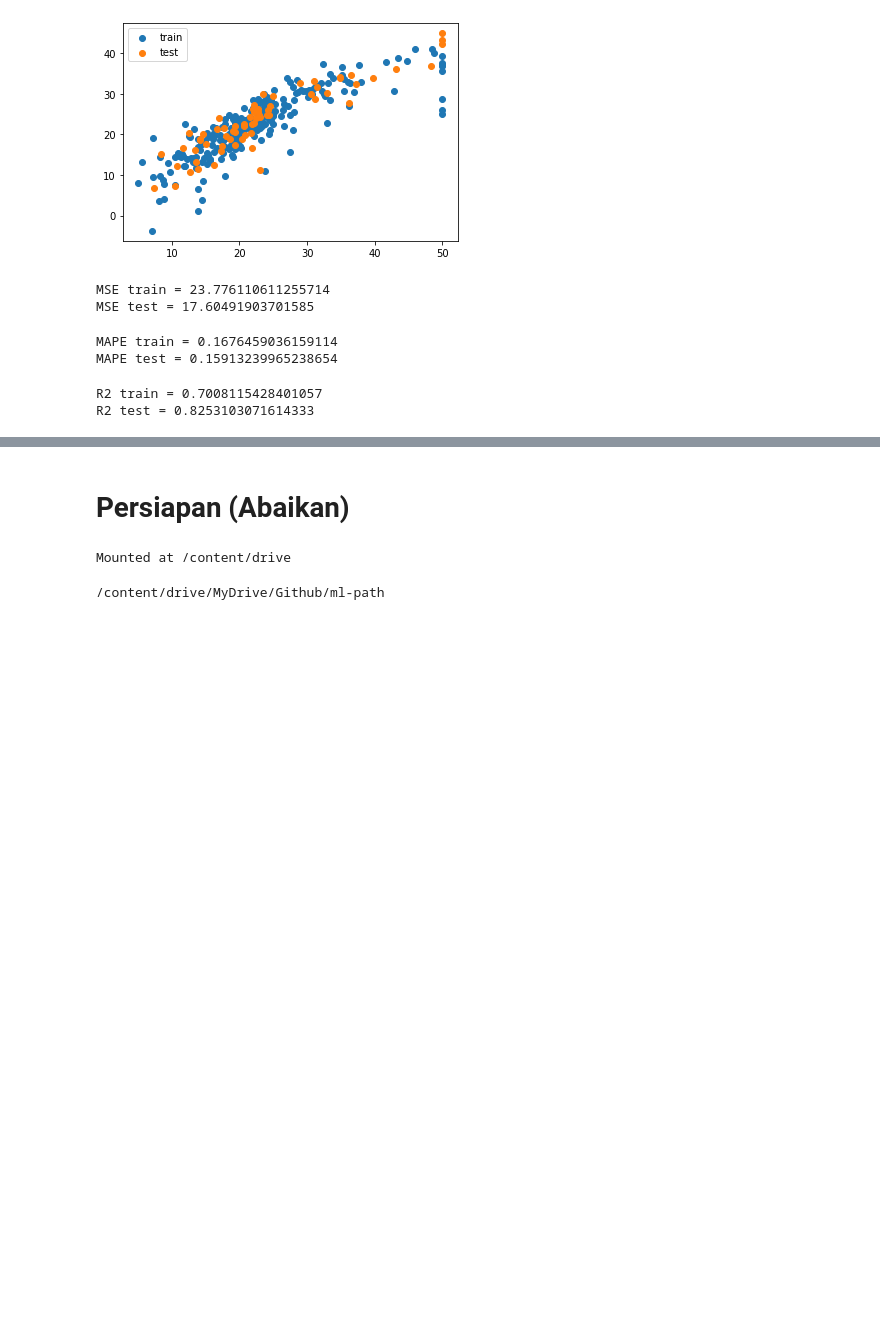
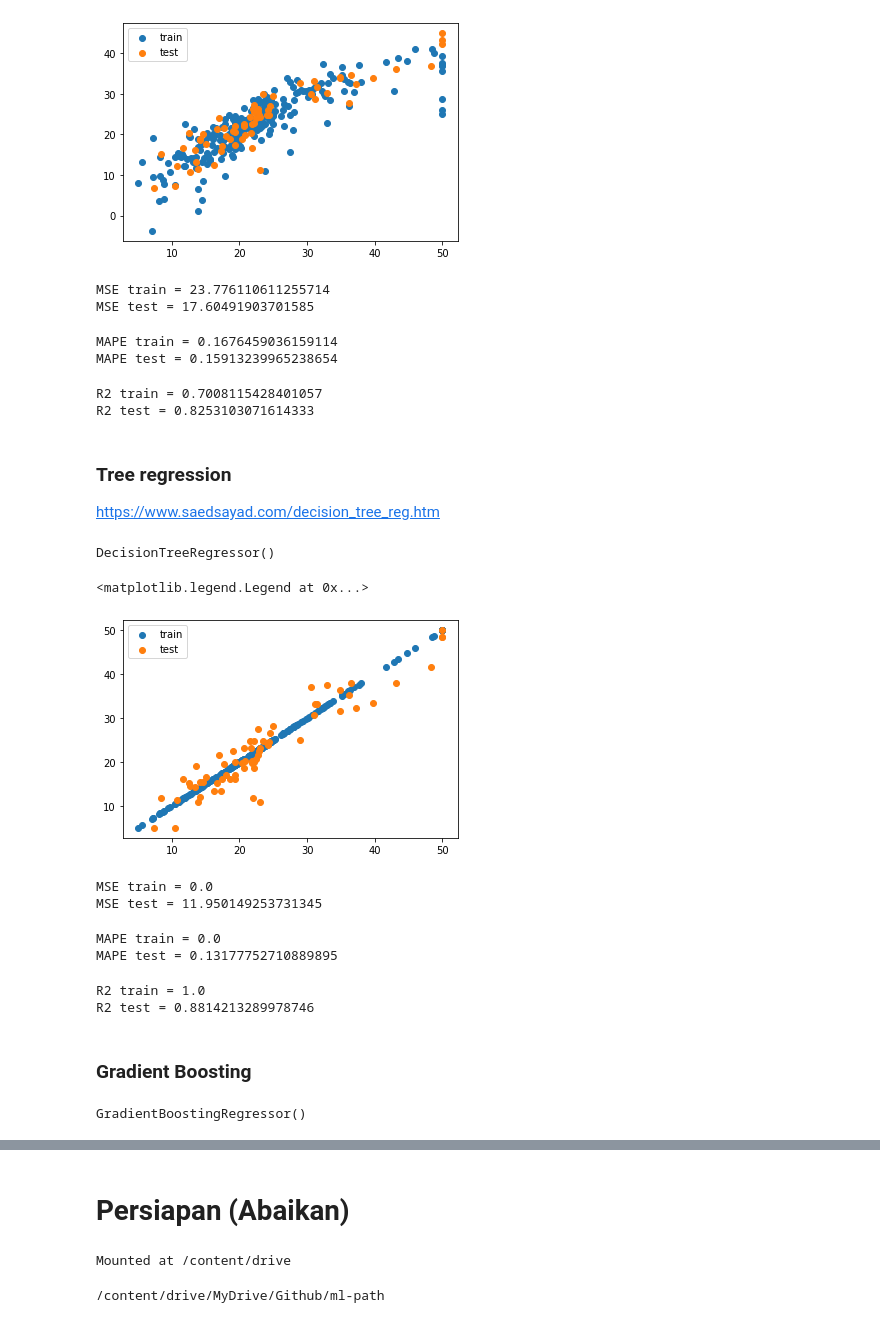
Before and after one commit to YogiAnggara129/ml-path, a Jupyter notebook: ml-intro.ipynb, the cells around one changed output, grey strips where cells are left out. Drawn from its saved outputs; the diff is of its cells as text; code cells hidden in the pictures; blank space fills up the shorter version.

```diff
--- a/ml-intro.ipynb
+++ b/ml-intro.ipynb
@@ -246,3 +239,49 @@ print(f"R2 test = {r2_score(y_test, lin_reg.predict(X_test))}")
 # %% [output]
 R2 train = 0.7008115428401057
 R2 test = 0.8253103071614333
+# %% [markdown]
+### Tree regression
+https://www.saedsayad.com/decision_tree_reg.htm
+# %%
+from sklearn.tree import DecisionTreeRegressor
+tree_reg = DecisionTreeRegressor()
+tree_reg.fit(X_train, y_train)
+# %% [output]
+DecisionTreeRegressor()
+# %%
+plt.scatter(y_train, tree_reg.predict(X_train))
+plt.scatter(y_test, tree_reg.predict(X_test))
+plt.legend(['train', 'test'])
+# %% [output]
+<matplotlib.legend.Legend at 0x...>
+[figure, added]
+# %%
+from sklearn.metrics import mean_squared_error
+print(f"MSE train = {mean_squared_error(y_train, tree_reg.predict(X_train))}")
+print(f"MSE test = {mean_squared_error(y_test, tree_reg.predict(X_test))}")
+# %% [output]
+MSE train = 0.0
+MSE test = 11.950149253731345
+# %%
+from sklearn.metrics import mean_absolute_percentage_error
+print(f"MAPE train = {mean_absolute_percentage_error(y_train, tree_reg.predict(X_train))}")
+print(f"MAPE test = {mean_absolute_percentage_error(y_test, tree_reg.predict(X_test))}")
+# %% [output]
+MAPE train = 0.0
+MAPE test = 0.13177752710889895
+# %%
+from sklearn.metrics import r2_score
+print(f"R2 train = {r2_score(y_train, tree_reg.predict(X_train))}")
+print(f"R2 test = {r2_score(y_test, tree_reg.predict(X_test))}")
+# %% [output]
+R2 train = 1.0
+R2 test = 0.8814213289978746
+# %% [markdown]
+### Gradient Boosting
+# %%
+from sklearn.ensemble import GradientBoostingRegressor
+
+GBreg = GradientBoostingRegressor()
+GBreg.fit(X_train, y_train)
+# %% [output]
+GradientBoostingRegressor()
```
Also changed, not shown: parts of 52 cells of this notebook.
